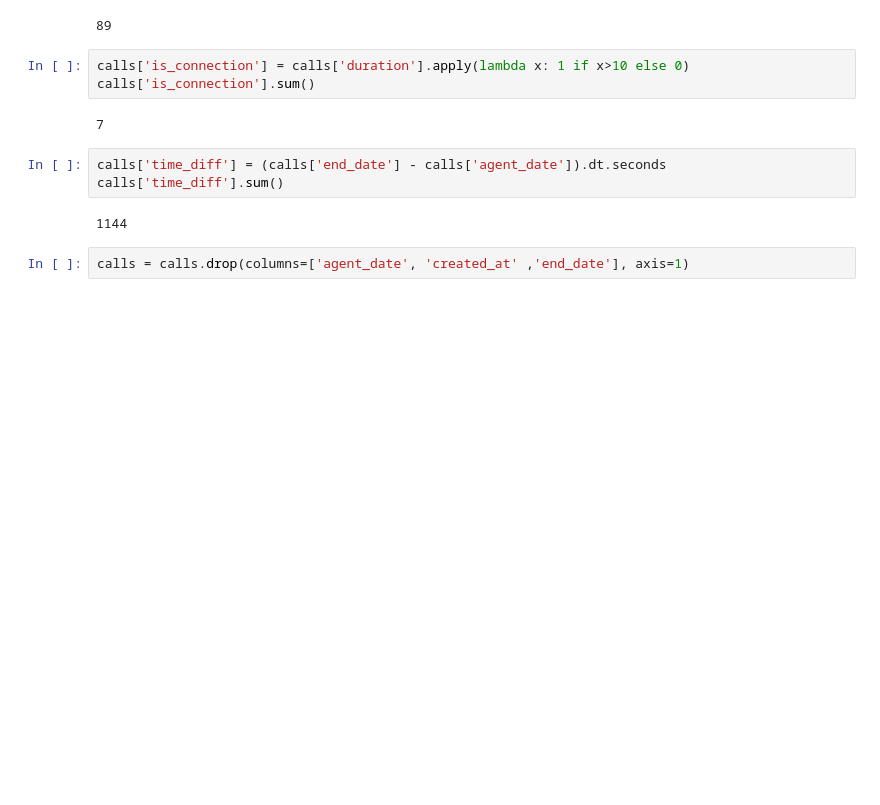
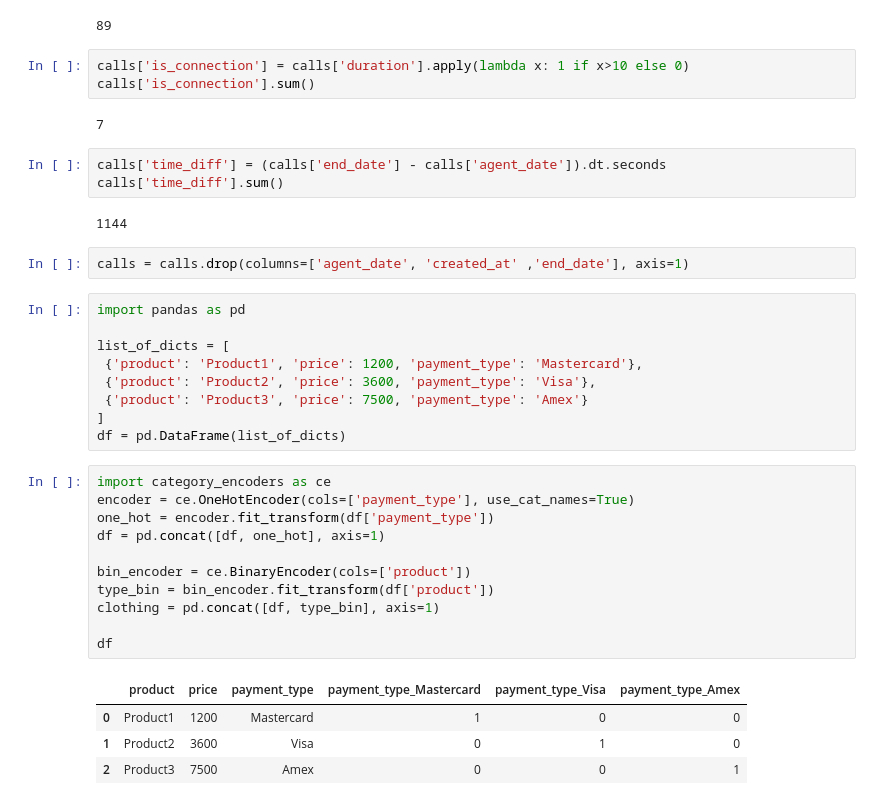
Before and after one commit to Dennniskoo/data_science, a Jupyter notebook: SkillFactory/EDA/EDA5.ipynb, the cells around one changed output. Drawn from its saved outputs; the diff is of its cells as text; blank space fills up the shorter version.

```diff
--- a/SkillFactory/EDA/EDA5.ipynb
+++ b/SkillFactory/EDA/EDA5.ipynb
@@ -55,3 +55,28 @@ calls['time_diff'].sum()
 1144
 # %%
 calls = calls.drop(columns=['agent_date', 'created_at' ,'end_date'], axis=1)
+# %%
+import pandas as pd
+
+list_of_dicts = [
+ {'product': 'Product1', 'price': 1200, 'payment_type': 'Mastercard'},
+ {'product': 'Product2', 'price': 3600, 'payment_type': 'Visa'},
+ {'product': 'Product3', 'price': 7500, 'payment_type': 'Amex'}
+]
+df = pd.DataFrame(list_of_dicts)
+# %%
+import category_encoders as ce
+encoder = ce.OneHotEncoder(cols=['payment_type'], use_cat_names=True)
+one_hot = encoder.fit_transform(df['payment_type'])
+df = pd.concat([df, one_hot], axis=1)
+
+bin_encoder = ce.BinaryEncoder(cols=['product'])
+type_bin = bin_encoder.fit_transform(df['product'])
+clothing = pd.concat([df, type_bin], axis=1)
+
+df
+# %% [output]
+|  | product | price | payment_type | payment_type_Mastercard | payment_type_Visa | payment_type_Amex |
+| 0 | Product1 | 1200 | Mastercard | 1 | 0 | 0 |
+| 1 | Product2 | 3600 | Visa | 0 | 1 | 0 |
+| 2 | Product3 | 7500 | Amex | 0 | 0 | 1 |
```
Also changed, not shown: 1 other file.
